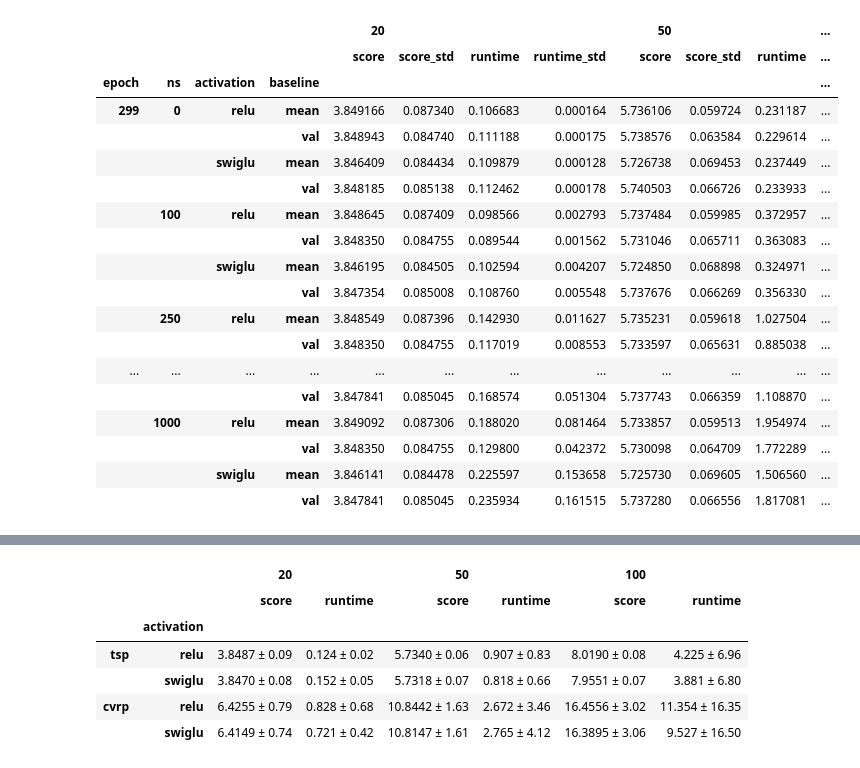
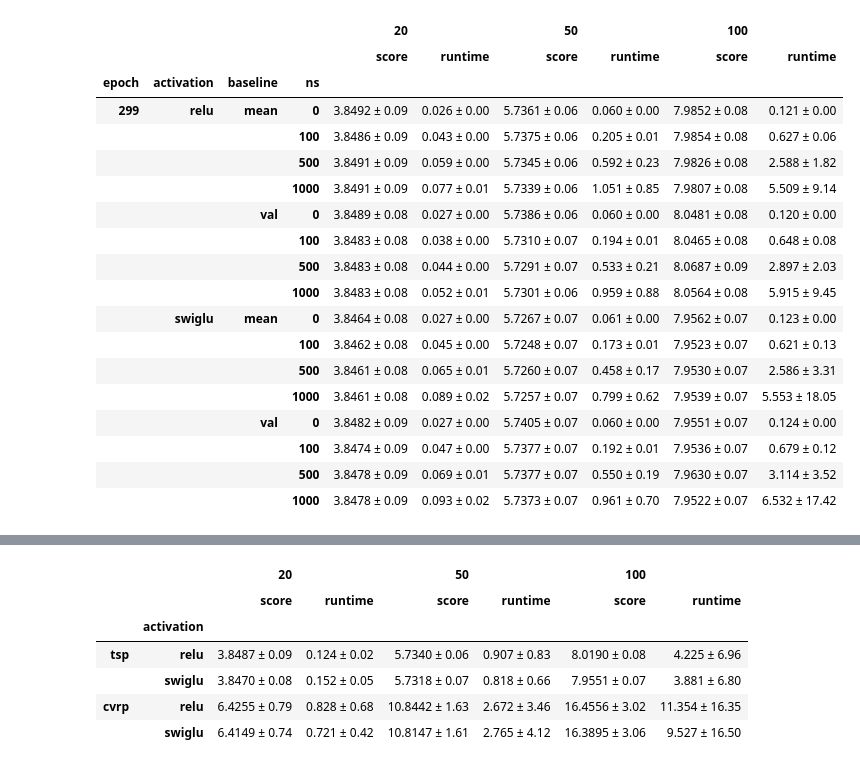
Before and after one commit to glistering96/AlphaRouter, a Jupyter notebook: notebooks/result_plot.ipynb, the cells around one changed output, grey strips where cells are left out. Saved outputs shown, nothing was run; the diff lists cells and outputs as text; code cells hidden in the pictures.

```diff
--- a/notebooks/result_plot.ipynb
+++ b/notebooks/result_plot.ipynb
@@ -22,7 +22,7 @@ RESULT_DIR = "../result_summary_5678"
 def parse_file_nm(file_nm):
     mcts_info = None
 
-    components = file_nm.split("/")
+    components = file_nm.split("\\")
 
     if "debug" in components:
         components.remove("debug")
@@ -54,7 +54,7 @@ for file in glob.glob(f"{RESULT_DIR}/**/*.json", recursive=True):
                 avg_result = True
                 break
 
-    if not avg_result or (len(result) != 1002 or len(result) != 102):
+    if not avg_result and len(result) != 102:
         print(len(result))
         print(file)
 
@@ -84,6 +66,8 @@ all_result = {}
 
 for file in glob.glob(f"{RESULT_DIR}/**/all_result_avg.json", recursive=True):
     data = load_json(file)
+    if "cross_test_result" in file or 'diff' in file:
+        continue
     # print(file)
     method, prob_type, num_probs, model_info, baseline_info, mcts_info, diff_cut = parse_file_nm(file)
 
@@ -252,7 +260,7 @@ df
 # %%
 # load tsp and N=20
 
-def get_pivot_table(env_type, N, epoch=299, enc_layers=6, diff_cut=0.75, index=['epoch', 'ns', 'activation', 'baseline'], refine_to_str=True):
+def get_pivot_table(env_type, N, epoch=299, enc_layers=6, diff_cut=0.75, index=['epoch', 'activation', 'baseline', 'ns'], refine_to_str=True):
     df = pd.read_csv(f"../result_csv/{env_type}_{N}.csv")
     cond1 = df['epoch'] == epoch
     cond2 = df['enc_layers'] == enc_layers
@@ -273,25 +467,25 @@ def get_pivot_table(env_type, N, epoch=299, enc_layers=6, diff_cut=0.75, index=[
 # %%
-tsp_results = [get_pivot_table('tsp', N, refine_to_str=False) for N in [20, 50, 100]]
+tsp_results = [get_pivot_table('tsp', N, diff_cut=0.75) for N in [20, 50, 100]]
 all_results_df = pd.concat(tsp_results, keys=[20, 50, 100],  axis=1)
 all_results_df
 # %% [output]
-|  |  |  |  | 20 |  |  |  | 50 |  |  | ... |
-|  |  |  |  | score | score_std | runtime | runtime_std | score | score_std | runtime | ... |
-| epoch | ns | activation | baseline |  |  |  |  |  |  |  | ... |
-| 299 | 0 | relu | mean | 3.849166 | 0.087340 | 0.106683 | 0.000164 | 5.736106 | 0.059724 | 0.231187 | ... |
-|  |  |  | val | 3.848943 | 0.084740 | 0.111188 | 0.000175 | 5.738576 | 0.063584 | 0.229614 | ... |
-|  |  | swiglu | mean | 3.846409 | 0.084434 | 0.109879 | 0.000128 | 5.726738 | 0.069453 | 0.237449 | ... |
-|  |  |  | val | 3.848185 | 0.085138 | 0.112462 | 0.000178 | 5.740503 | 0.066726 | 0.233933 | ... |
-|  | 100 | relu | mean | 3.848645 | 0.087409 | 0.098566 | 0.002793 | 5.737484 | 0.059985 | 0.372957 | ... |
-|  |  |  | val | 3.848350 | 0.084755 | 0.089544 | 0.001562 | 5.731046 | 0.065711 | 0.363083 | ... |
-|  |  | swiglu | mean | 3.846195 | 0.084505 | 0.102594 | 0.004207 | 5.724850 | 0.068898 | 0.324971 | ... |
-|  |  |  | val | 3.847354 | 0.085008 | 0.108760 | 0.005548 | 5.737676 | 0.066269 | 0.356330 | ... |
-|  | 250 | relu | mean | 3.848549 | 0.087396 | 0.142930 | 0.011627 | 5.735231 | 0.059618 | 1.027504 | ... |
-|  |  |  | val | 3.848350 | 0.084755 | 0.117019 | 0.008553 | 5.733597 | 0.065631 | 0.885038 | ... |
-| ... | ... | ... | ... | ... | ... | ... | ... | ... | ... | ... | ... |
-|  |  |  | val | 3.847841 | 0.085045 | 0.168574 | 0.051304 | 5.737743 | 0.066359 | 1.108870 | ... |
-|  | 1000 | relu | mean | 3.849092 | 0.087306 | 0.188020 | 0.081464 | 5.733857 | 0.059513 | 1.954974 | ... |
-|  |  |  | val | 3.848350 | 0.084755 | 0.129800 | 0.042372 | 5.730098 | 0.064709 | 1.772289 | ... |
-|  |  | swiglu | mean | 3.846141 | 0.084478 | 0.225597 | 0.153658 | 5.725730 | 0.069605 | 1.506560 | ... |
-|  |  |  | val | 3.847841 | 0.085045 | 0.235934 | 0.161515 | 5.737280 | 0.066556 | 1.817081 | ... |
+|  |  |  |  | 20 |  | 50 |  | 100 |  |
+|  |  |  |  | score | runtime | score | runtime | score | runtime |
+| epoch | activation | baseline | ns |  |  |  |  |  |  |
+| 299 | relu | mean | 0 | 3.8492 ± 0.09 | 0.026 ± 0.00 | 5.7361 ± 0.06 | 0.060 ± 0.00 | 7.9852 ± 0.08 | 0.121 ± 0.00 |
+|  |  |  | 100 | 3.8486 ± 0.09 | 0.043 ± 0.00 | 5.7375 ± 0.06 | 0.205 ± 0.01 | 7.9854 ± 0.08 | 0.627 ± 0.06 |
+|  |  |  | 500 | 3.8491 ± 0.09 | 0.059 ± 0.00 | 5.7345 ± 0.06 | 0.592 ± 0.23 | 7.9826 ± 0.08 | 2.588 ± 1.82 |
+|  |  |  | 1000 | 3.8491 ± 0.09 | 0.077 ± 0.01 | 5.7339 ± 0.06 | 1.051 ± 0.85 | 7.9807 ± 0.08 | 5.509 ± 9.14 |
+|  |  | val | 0 | 3.8489 ± 0.08 | 0.027 ± 0.00 | 5.7386 ± 0.06 | 0.060 ± 0.00 | 8.0481 ± 0.08 | 0.120 ± 0.00 |
+|  |  |  | 100 | 3.8483 ± 0.08 | 0.038 ± 0.00 | 5.7310 ± 0.07 | 0.194 ± 0.01 | 8.0465 ± 0.08 | 0.648 ± 0.08 |
+|  |  |  | 500 | 3.8483 ± 0.08 | 0.044 ± 0.00 | 5.7291 ± 0.07 | 0.533 ± 0.21 | 8.0687 ± 0.09 | 2.897 ± 2.03 |
+|  |  |  | 1000 | 3.8483 ± 0.08 | 0.052 ± 0.01 | 5.7301 ± 0.06 | 0.959 ± 0.88 | 8.0564 ± 0.08 | 5.915 ± 9.45 |
+|  | swiglu | mean | 0 | 3.8464 ± 0.08 | 0.027 ± 0.00 | 5.7267 ± 0.07 | 0.061 ± 0.00 | 7.9562 ± 0.07 | 0.123 ± 0.00 |
+|  |  |  | 100 | 3.8462 ± 0.08 | 0.045 ± 0.00 | 5.7248 ± 0.07 | 0.173 ± 0.01 | 7.9523 ± 0.07 | 0.621 ± 0.13 |
+|  |  |  | 500 | 3.8461 ± 0.08 | 0.065 ± 0.01 | 5.7260 ± 0.07 | 0.458 ± 0.17 | 7.9530 ± 0.07 | 2.586 ± 3.31 |
+|  |  |  | 1000 | 3.8461 ± 0.08 | 0.089 ± 0.02 | 5.7257 ± 0.07 | 0.799 ± 0.62 | 7.9539 ± 0.07 | 5.553 ± 18.05 |
+|  |  | val | 0 | 3.8482 ± 0.09 | 0.027 ± 0.00 | 5.7405 ± 0.07 | 0.060 ± 0.00 | 7.9551 ± 0.07 | 0.124 ± 0.00 |
+|  |  |  | 100 | 3.8474 ± 0.09 | 0.047 ± 0.00 | 5.7377 ± 0.07 | 0.192 ± 0.01 | 7.9536 ± 0.07 | 0.679 ± 0.12 |
+|  |  |  | 500 | 3.8478 ± 0.09 | 0.069 ± 0.01 | 5.7377 ± 0.07 | 0.550 ± 0.19 | 7.9630 ± 0.07 | 3.114 ± 3.52 |
+|  |  |  | 1000 | 3.8478 ± 0.09 | 0.093 ± 0.02 | 5.7373 ± 0.07 | 0.961 ± 0.70 | 7.9522 ± 0.07 | 6.532 ± 17.42 |
 # %%
```
Also changed, not shown: parts of 24 cells of this notebook, 4 other files.
